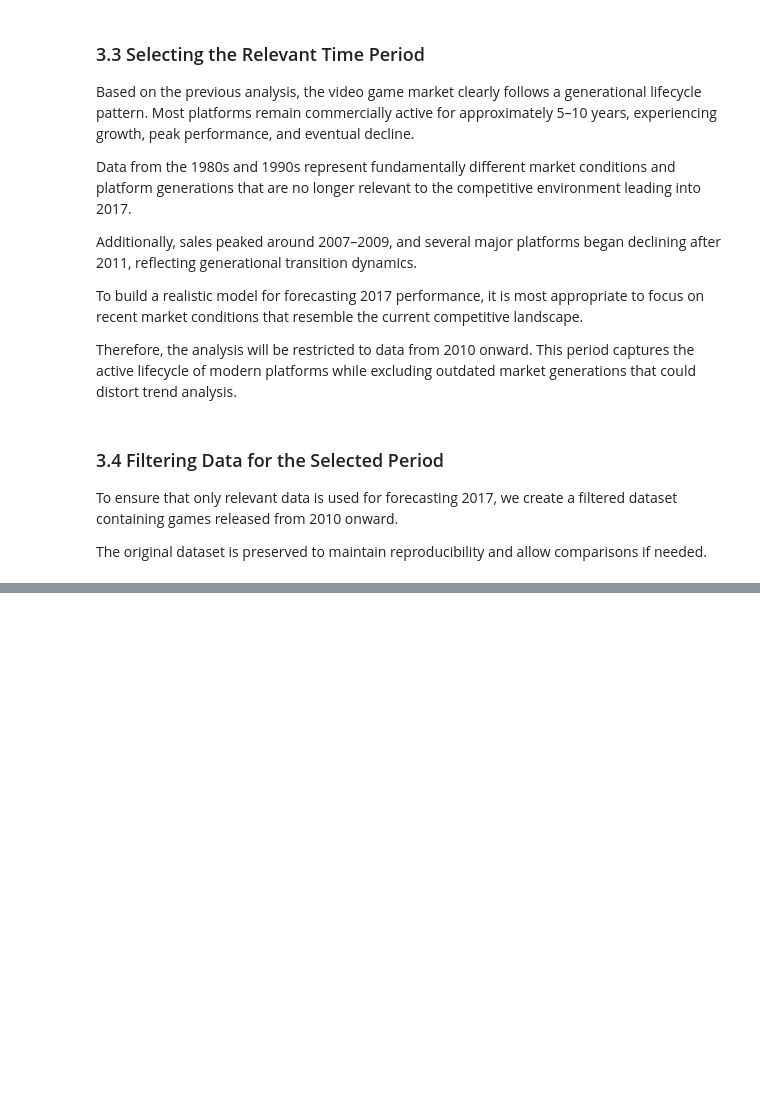
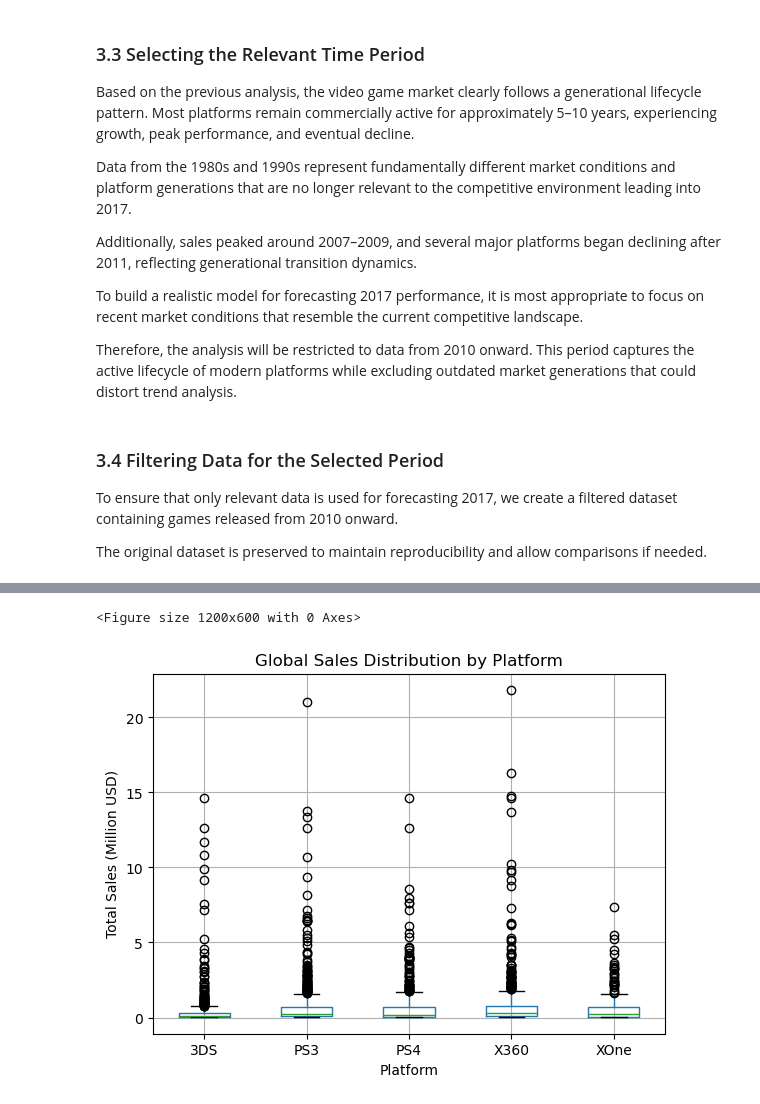
Before and after one commit to augusto-hjs/ice-game-sales-analysis, a Jupyter notebook: notebooks/notebook.ipynb, the cells around one changed output, grey strips where cells are left out. Cells and saved outputs as stored; diff of their text form; code cells hidden in the pictures; blank space fills up the shorter version.

```diff
--- a/notebooks/notebook.ipynb
+++ b/notebooks/notebook.ipynb
@@ -320,0 +422,16 @@ recent_games = games[games['year_of_release'] >= 2010].copy()
+# %%
+top_platforms_recent = ['PS4', 'XOne', 'PS3', 'X360', '3DS']
+
+plt.figure(figsize=(12, 6))
+
+recent_games[recent_games['platform'].isin(top_platforms_recent)] \
+    .boxplot(column='total_sales', by='platform')
+
+plt.title('Global Sales Distribution by Platform')
+plt.suptitle('')
+plt.xlabel('Platform')
+plt.ylabel('Total Sales (Million USD)')
+plt.show()
+# %% [output]
+<Figure size 1200x600 with 0 Axes>
+[figure, added]
```
Also changed, not shown: parts of 15 cells of this notebook.
